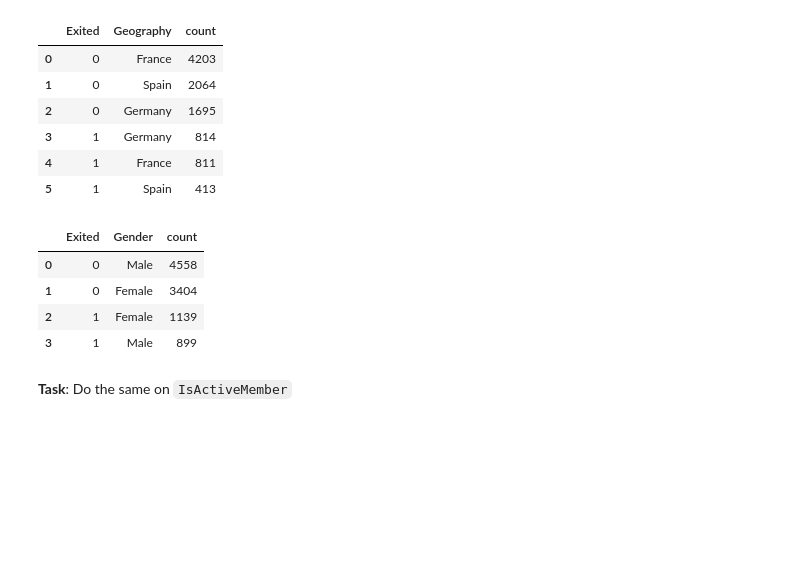
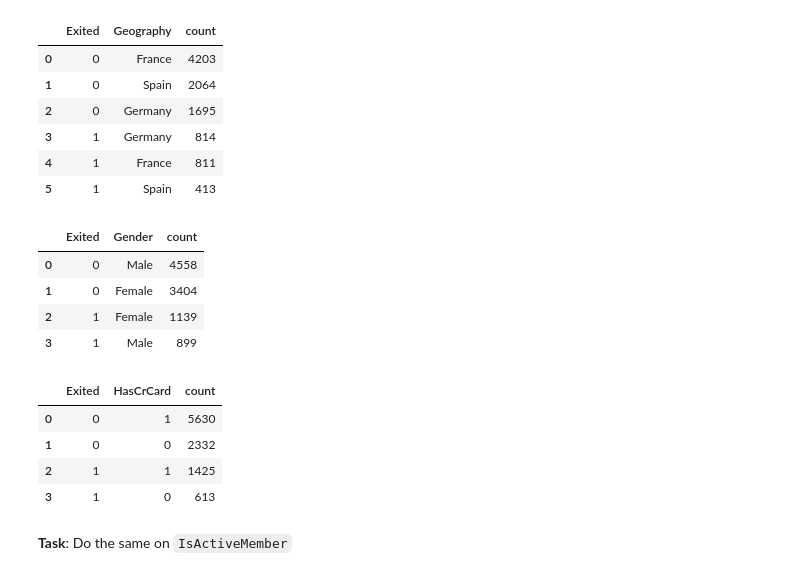
Before and after one commit to HXCLogic/Machine-Learning-382, a Jupyter notebook: lab-201-classification/lab_201-classification-for-customer-churn-prediction.ipynb, the cells around one changed output. Cells and saved outputs as stored; diff of their text form; code cells hidden in the pictures; blank space fills up the shorter version.

```diff
--- a/lab-201-classification/lab_201-classification-for-customer-churn-prediction.ipynb
+++ b/lab-201-classification/lab_201-classification-for-customer-churn-prediction.ipynb
@@ -345,23 +345,15 @@ fig.show()
 # %%
 # Aggregate HasCrCard Feature
 HasCrCard_df = pd.DataFrame(
     df[['HasCrCard', 'Exited']]
     .groupby(['Exited'])
     .value_counts()
     .reset_index()
     ).rename(columns={0: 'count'})
 HasCrCard_df
-
-# Plot Gender against label
-fig = px.bar(
-    data_frame=HasCrCard_df,
-    x='HasCrCard',
-    y='count',
-    barmode='relative',
-    facet_col='Exited',
-    color=gen_df['Exited'].astype(str),
-    title='HasCrCard vs Target'
-)
-
-fig.update_layout(xaxis_title='HasCrCard', yaxis_title='Number of Customers')
-fig.show()
+# %% [output]
+|  | Exited | HasCrCard | count |
+| 0 | 0 | 1 | 5630 |
+| 1 | 0 | 0 | 2332 |
+| 2 | 1 | 1 | 1425 |
+| 3 | 1 | 0 | 613 |
```
Also changed, not shown: parts of 16 cells of this notebook.
